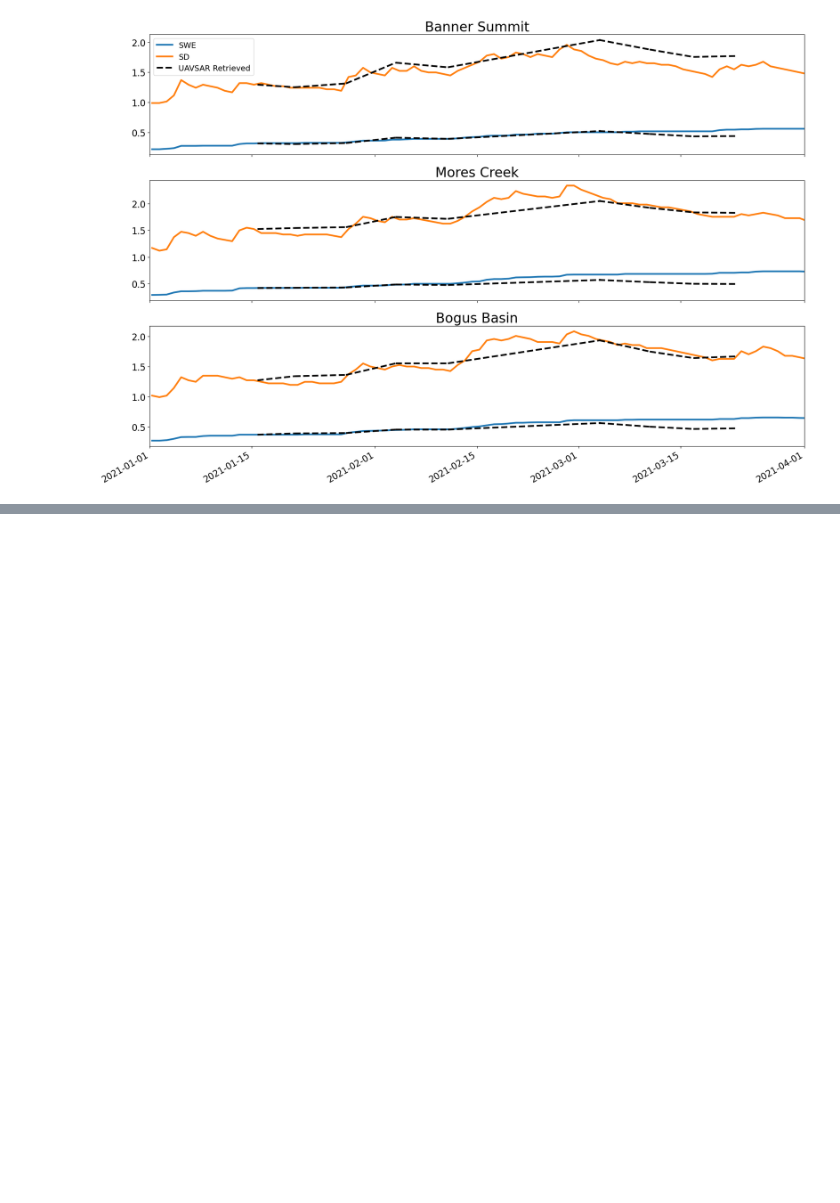
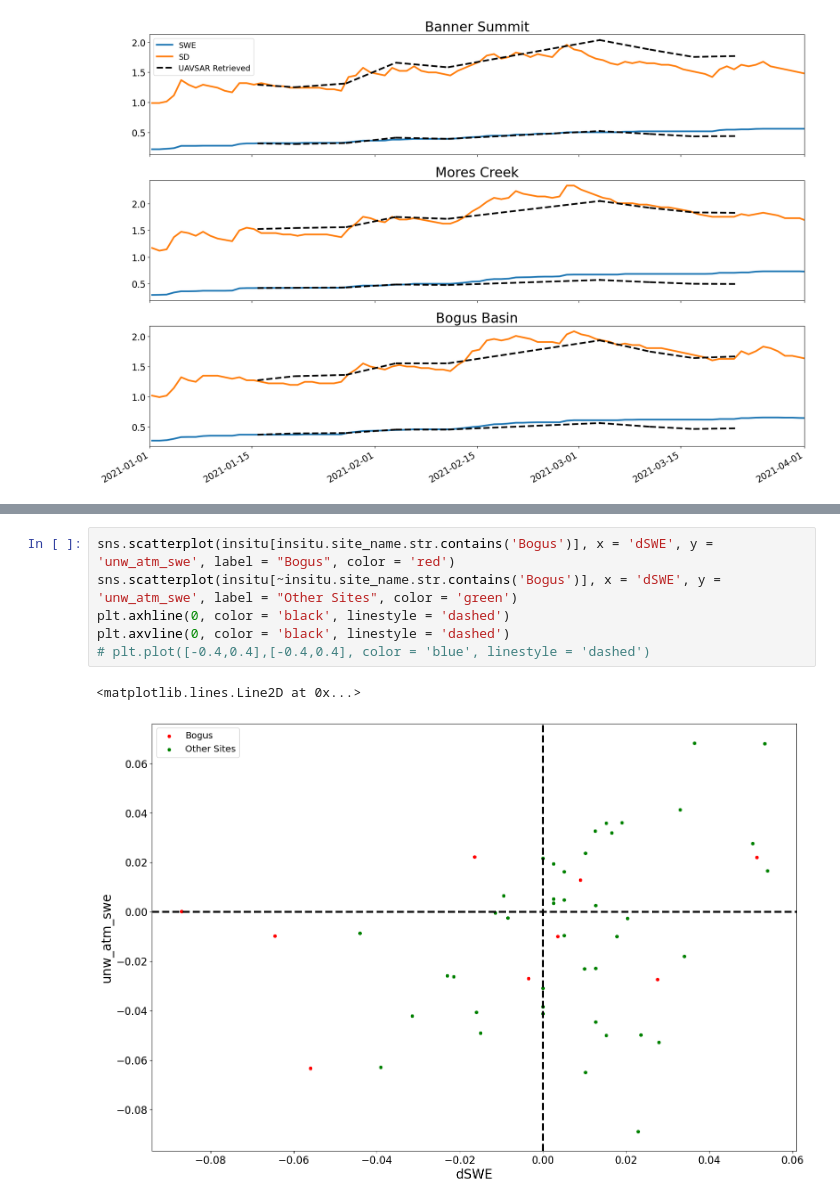
Before and after one commit to ZachHoppinen/uavsar-validation, a Jupyter notebook: src/compare/insitu/insitu_main.ipynb, the cells around one changed output, grey strips where cells are left out. Cells and saved outputs as stored; diff of their text form; blank space fills up the shorter version.

```diff
--- a/src/compare/insitu/insitu_main.ipynb
+++ b/src/compare/insitu/insitu_main.ipynb
@@ -258,0 +214,9 @@ plt.savefig(fig_dir.joinpath('snotel_swe_sd_ts_v2.png'))
+# %%
+sns.scatterplot(insitu[insitu.site_name.str.contains('Bogus')], x = 'dSWE', y = 'unw_atm_swe', label = "Bogus", color = 'red')
+sns.scatterplot(insitu[~insitu.site_name.str.contains('Bogus')], x = 'dSWE', y = 'unw_atm_swe', label = "Other Sites", color = 'green')
+plt.axhline(0, color = 'black', linestyle = 'dashed')
+plt.axvline(0, color = 'black', linestyle = 'dashed')
+# plt.plot([-0.4,0.4],[-0.4,0.4], color = 'blue', linestyle = 'dashed')
+# %% [output]
+<matplotlib.lines.Line2D at 0x...>
+[figure, added]
```
Also changed, not shown: parts of 7 cells of this notebook, 1 other file.
